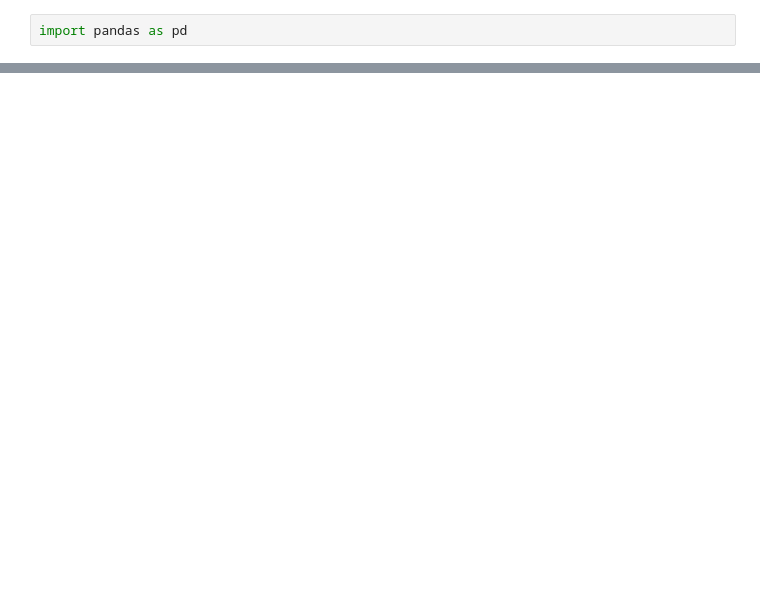
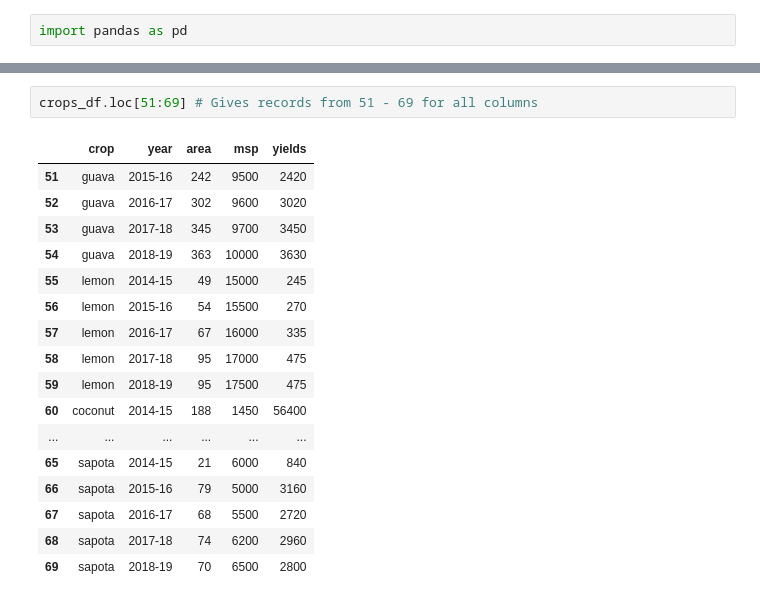
Before and after one commit to Ramesh-Bojanapu-1011/ai_python_practice, a Jupyter notebook: pandas_practive/crops.ipynb, the cells around one changed output, grey strips where cells are left out. Drawn from its saved outputs; the diff is of its cells as text; blank space fills up the shorter version.

```diff
--- a/pandas_practive/crops.ipynb
+++ b/pandas_practive/crops.ipynb
@@ -20,0 +63,20 @@ df
+# %%
+crops_df.loc[51:69] # Gives records from 51 - 69 for all columns
+# %% [output]
+|  | crop | year | area | msp | yields |
+| 51 | guava | 2015-16 | 242 | 9500 | 2420 |
+| 52 | guava | 2016-17 | 302 | 9600 | 3020 |
+| 53 | guava | 2017-18 | 345 | 9700 | 3450 |
+| 54 | guava | 2018-19 | 363 | 10000 | 3630 |
+| 55 | lemon | 2014-15 | 49 | 15000 | 245 |
+| 56 | lemon | 2015-16 | 54 | 15500 | 270 |
+| 57 | lemon | 2016-17 | 67 | 16000 | 335 |
+| 58 | lemon | 2017-18 | 95 | 17000 | 475 |
+| 59 | lemon | 2018-19 | 95 | 17500 | 475 |
+| 60 | coconut | 2014-15 | 188 | 1450 | 56400 |
+| ... | ... | ... | ... | ... | ... |
+| 65 | sapota | 2014-15 | 21 | 6000 | 840 |
+| 66 | sapota | 2015-16 | 79 | 5000 | 3160 |
+| 67 | sapota | 2016-17 | 68 | 5500 | 2720 |
+| 68 | sapota | 2017-18 | 74 | 6200 | 2960 |
+| 69 | sapota | 2018-19 | 70 | 6500 | 2800 |
```
Also changed, not shown: parts of 9 cells of this notebook, 2 other files.
